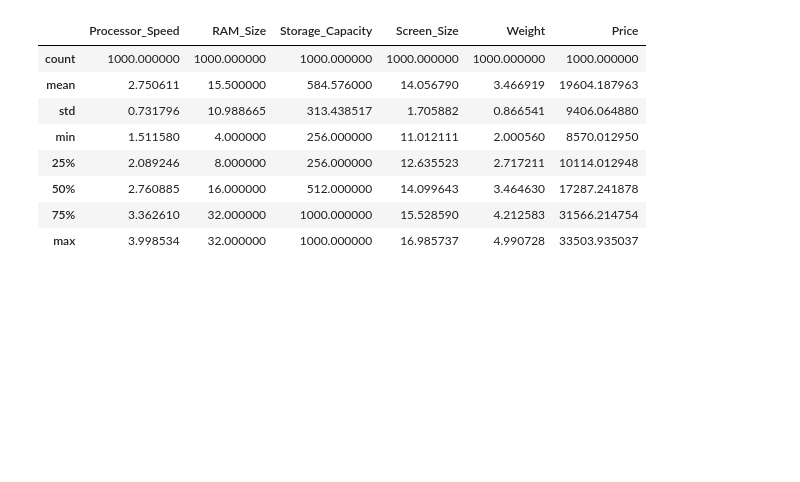
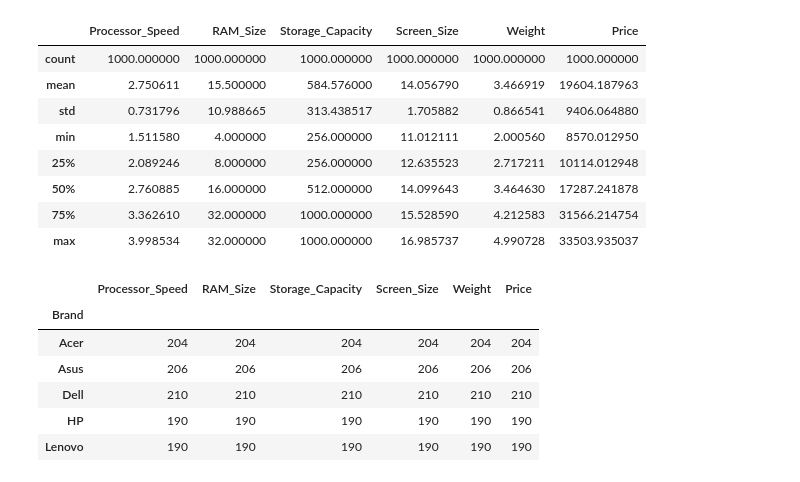
Before and after one commit to tabishqidwai98/Laptop-price-prediction, a Jupyter notebook: Analysis.ipynb, the cells around one changed output. Drawn from its saved outputs; the diff is of its cells as text; code cells hidden in the pictures; blank space fills up the shorter version.

```diff
--- a/Analysis.ipynb
+++ b/Analysis.ipynb
@@ -79,0 +89,10 @@ df.describe()
+# %%
+df.groupby(['Brand']).count()
+# %% [output]
+|  | Processor_Speed | RAM_Size | Storage_Capacity | Screen_Size | Weight | Price |
+| Brand |  |  |  |  |  |  |
+| Acer | 204 | 204 | 204 | 204 | 204 | 204 |
+| Asus | 206 | 206 | 206 | 206 | 206 | 206 |
+| Dell | 210 | 210 | 210 | 210 | 210 | 210 |
+| HP | 190 | 190 | 190 | 190 | 190 | 190 |
+| Lenovo | 190 | 190 | 190 | 190 | 190 | 190 |
```
Also changed, not shown: parts of 6 cells of this notebook.
